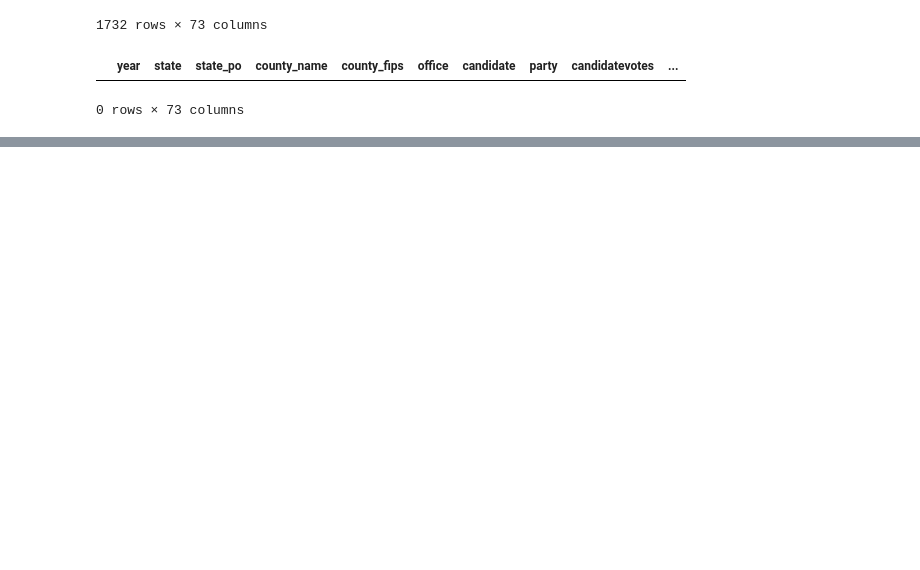
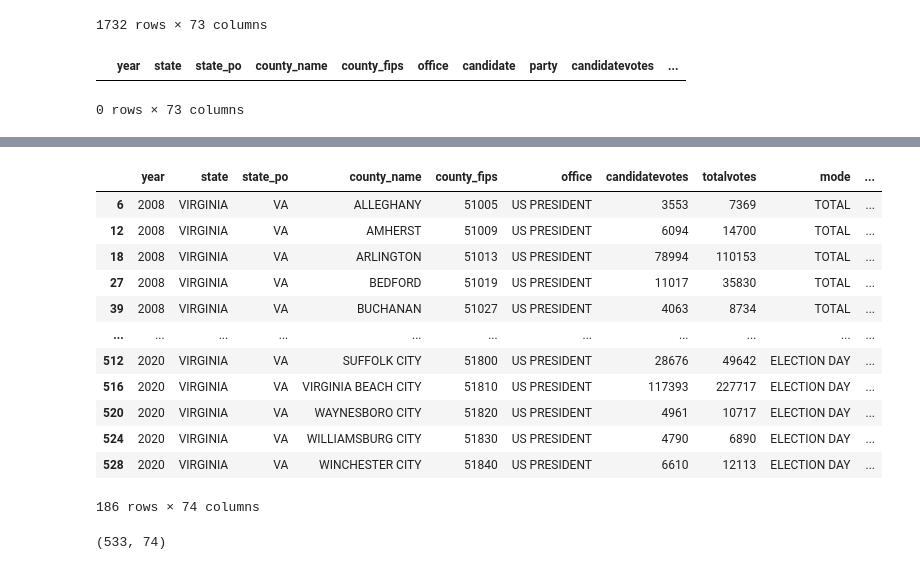
Before and after one commit to Catherine-Nguyen88/project_voting, a Jupyter notebook: merging_and_wrangling.ipynb, the cells around one changed output, grey strips where cells are left out. Drawn from its saved outputs; the diff is of its cells as text; code cells hidden in the pictures; blank space fills up the shorter version.

```diff
--- a/merging_and_wrangling.ipynb
+++ b/merging_and_wrangling.ipynb
@@ -403,0 +465,20 @@ combined_df.to_csv('voting_est.csv', index=False)
+# %%
+new_df[new_df['Net Vote'] < 0] # democrats
+# %% [output]
+|  | year | state | state_po | county_name | county_fips | office | candidatevotes | totalvotes | mode | ... |
+| 6 | 2008 | VIRGINIA | VA | ALLEGHANY | 51005 | US PRESIDENT | 3553 | 7369 | TOTAL | ... |
+| 12 | 2008 | VIRGINIA | VA | AMHERST | 51009 | US PRESIDENT | 6094 | 14700 | TOTAL | ... |
+| 18 | 2008 | VIRGINIA | VA | ARLINGTON | 51013 | US PRESIDENT | 78994 | 110153 | TOTAL | ... |
+| 27 | 2008 | VIRGINIA | VA | BEDFORD | 51019 | US PRESIDENT | 11017 | 35830 | TOTAL | ... |
+| 39 | 2008 | VIRGINIA | VA | BUCHANAN | 51027 | US PRESIDENT | 4063 | 8734 | TOTAL | ... |
+| ... | ... | ... | ... | ... | ... | ... | ... | ... | ... | ... |
+| 512 | 2020 | VIRGINIA | VA | SUFFOLK CITY | 51800 | US PRESIDENT | 28676 | 49642 | ELECTION DAY | ... |
+| 516 | 2020 | VIRGINIA | VA | VIRGINIA BEACH CITY | 51810 | US PRESIDENT | 117393 | 227717 | ELECTION DAY | ... |
+| 520 | 2020 | VIRGINIA | VA | WAYNESBORO CITY | 51820 | US PRESIDENT | 4961 | 10717 | ELECTION DAY | ... |
+| 524 | 2020 | VIRGINIA | VA | WILLIAMSBURG CITY | 51830 | US PRESIDENT | 4790 | 6890 | ELECTION DAY | ... |
+| 528 | 2020 | VIRGINIA | VA | WINCHESTER CITY | 51840 | US PRESIDENT | 6610 | 12113 | ELECTION DAY | ... |
+186 rows × 74 columns
+# %%
+new_df.shape
+# %% [output]
+(533, 74)
```
Also changed, not shown: parts of 5 cells of this notebook.
